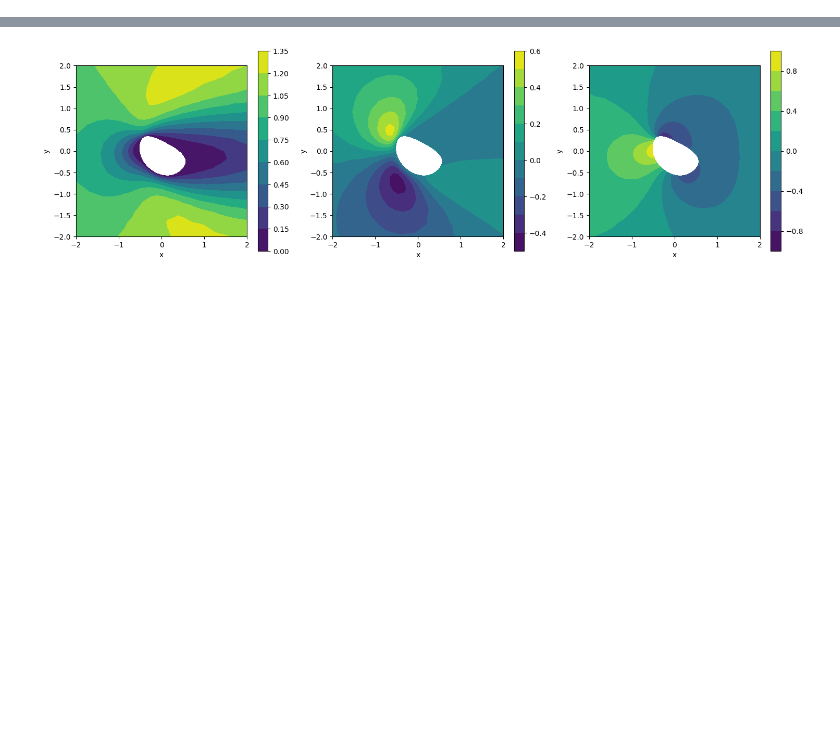
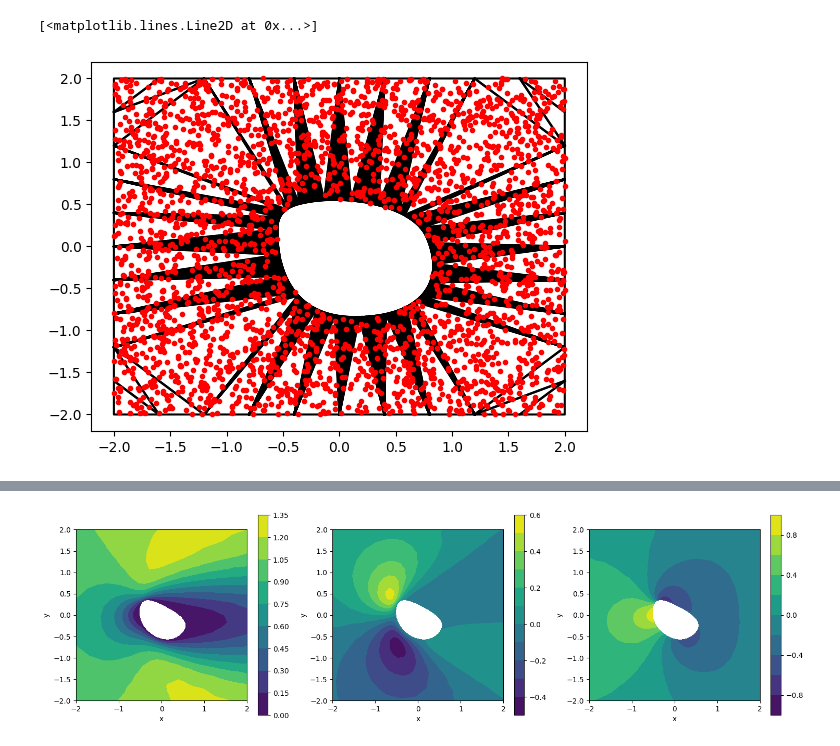
Before and after one commit to jh6220/SINNs-FEM, a Jupyter notebook: LowReFlowDataExplore.ipynb, the cells around one changed output, grey strips where cells are left out. Saved outputs shown, nothing was run; the diff lists cells and outputs as text; code cells hidden in the pictures; blank space fills up the shorter version.

```diff
--- a/LowReFlowDataExplore.ipynb
+++ b/LowReFlowDataExplore.ipynb
@@ -10,0 +30,23 @@ from tqdm import tqdm
+# %%
+def GetAreaTriang(nodes_els):
+    # Calculate the area of a triangles in a mesh
+    #   nodes_els - [N,3,2] tensor which containes the x,y positions of nodes of N triangles
+    b = (np.roll(nodes_els[:,:,1],1,axis=1) - np.roll(nodes_els[:,:,1],2,axis=1)).reshape(-1,3,1)
+    c = (np.roll(nodes_els[:,:,0],2,axis=1) - np.roll(nodes_els[:,:,0],1,axis=1)).reshape(-1,3,1)
+    Area = np.abs(np.matmul(nodes_els[:,:,0].reshape(-1,1,3),b))/2
+    return Area
+
+def RandomTriangSample(nodes):
+    # Sample a random points inside a trinagle defined by [3,2] matrix: nodes
+    y = np.random.uniform()
+    x = np.abs(np.random.uniform()-np.random.uniform())
+    p = nodes[1] + (nodes[0]-nodes[1])*x - (nodes[1]-nodes[2])*(1-x)*y
+    return p
+
+def RandomMeshSample(nodes,elements,Area=None):
+    # Sample a random point from a 2D shape defined with a mesh: (nodes, elements)
+    if Area is None:
+        Area = GetAreaTriang(nodes[elements]).flatten()
+    el_sample = np.random.choice(np.arange(elements.shape[0]),p=Area/Area.sum())
+    point_sample = RandomTriangSample(nodes[elements[el_sample]])
+    return point_sample
@@ -10,0 +68,20 @@ from tqdm import tqdm
+# %%
+i = 2000
+data = data_arr[i]
+
+
+nodes = data['nodes']
+triangles = data['elementsBoundaryNodesOnly']
+area = data['areaElementsBoundaryNodesOnly']
+n_samples = 3000
+samples = np.zeros((n_samples,2))
+for i in range(n_samples):
+    samples[i] = RandomMeshSample(nodes,triangles,area)
+
+for triangle in triangles:
+    plt.plot(nodes[triangle[[0,1,2,0]],0], nodes[triangle[[0,1,2,0]],1], 'k-')
+
+plt.plot(samples[:,0],samples[:,1],'r.')
+# %% [output]
+[<matplotlib.lines.Line2D at 0x...>]
+[figure, added]
```
Also changed, not shown: parts of 19 cells of this notebook, 3 other files.
